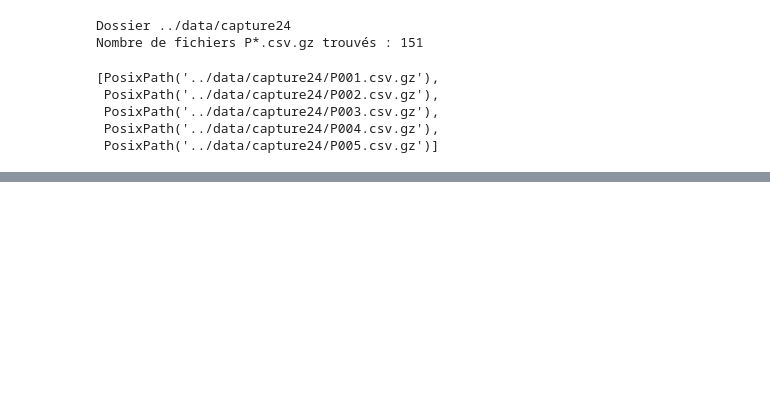
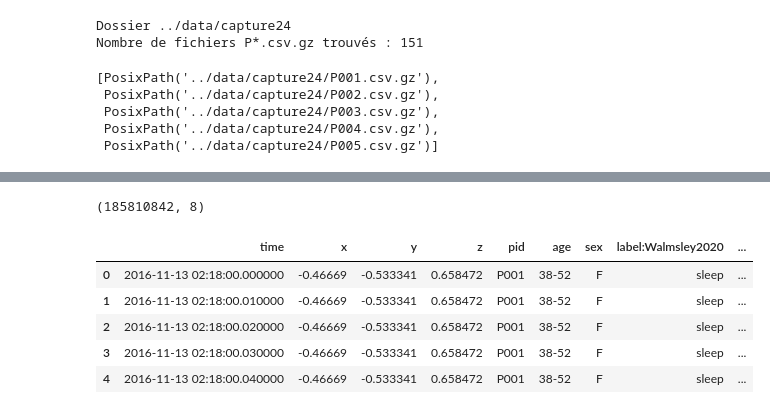
Before and after one commit to Ba-Hi/HAR, a Jupyter notebook: ML_models/main_capture24.ipynb, the cells around one changed output, grey strips where cells are left out. Drawn from its saved outputs; the diff is of its cells as text; code cells hidden in the pictures; blank space fills up the shorter version.

```diff
--- a/ML_models/main_capture24.ipynb
+++ b/ML_models/main_capture24.ipynb
@@ -48,2 +59,8 @@ Total rows: 28560003
 # %%
-df['annotation'].unique()
+import pandas as pd
+
+meta = pd.read_csv(base_dir / "metadata.csv").head(52)
+
+df_batch["pid"] = df_batch["source_file"].str.replace(".csv.gz", "", regex=False)
+
+df_batch = df_batch.merge(meta, on="pid", how="left")
@@ -68,5 +73,3 @@ Length: 54, dtype: str
 # %%
-anno = pd.read_csv(base_dir / 'annotation-label-dictionary.csv')
-meta = pd.read_csv(base_dir / 'metadata.csv')
-anno.head(), meta.head()
+df = df_batch.drop(columns=['source_file'])
 # %%
@@ -73,0 +77,6 @@ df.info()
+# %%
+df.shape
+# %% [output]
+(185810842, 8)
+# %%
+dict_df = pd.read_csv(base_dir / "annotation-label-dictionary.csv")
@@ -73,0 +89,10 @@ df.info()
+# %%
+df = df.drop(columns=['annotation'])
+df.head()
+# %% [output]
+|  | time | x | y | z | pid | age | sex | label:Walmsley2020 | ... |
+| 0 | 2016-11-13 02:18:00.000000 | -0.46669 | -0.533341 | 0.658472 | P001 | 38-52 | F | sleep | ... |
+| 1 | 2016-11-13 02:18:00.010000 | -0.46669 | -0.533341 | 0.658472 | P001 | 38-52 | F | sleep | ... |
+| 2 | 2016-11-13 02:18:00.020000 | -0.46669 | -0.533341 | 0.658472 | P001 | 38-52 | F | sleep | ... |
+| 3 | 2016-11-13 02:18:00.030000 | -0.46669 | -0.533341 | 0.658472 | P001 | 38-52 | F | sleep | ... |
+| 4 | 2016-11-13 02:18:00.040000 | -0.46669 | -0.533341 | 0.658472 | P001 | 38-52 | F | sleep | ... |
```
Also changed, not shown: parts of 18 cells of this notebook, 3 other files.
